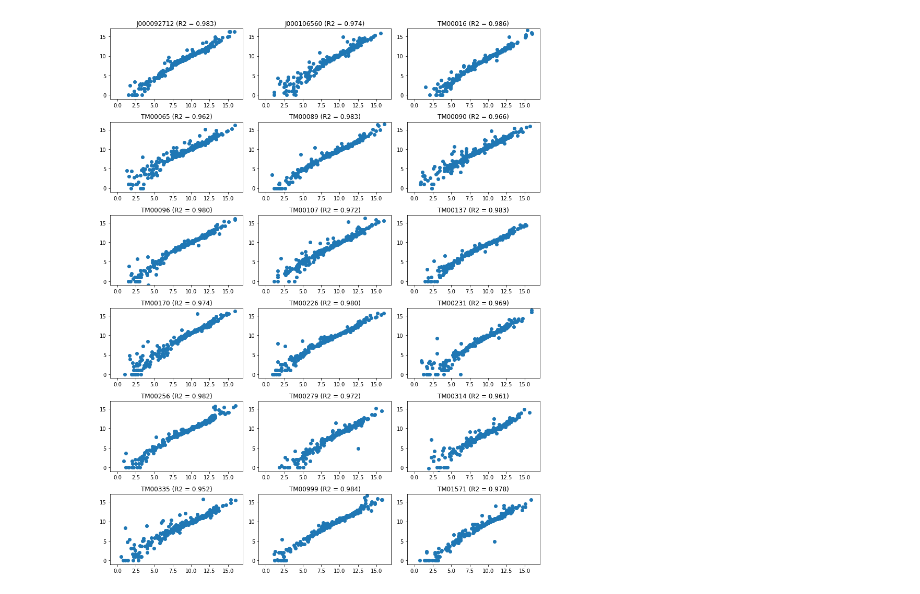
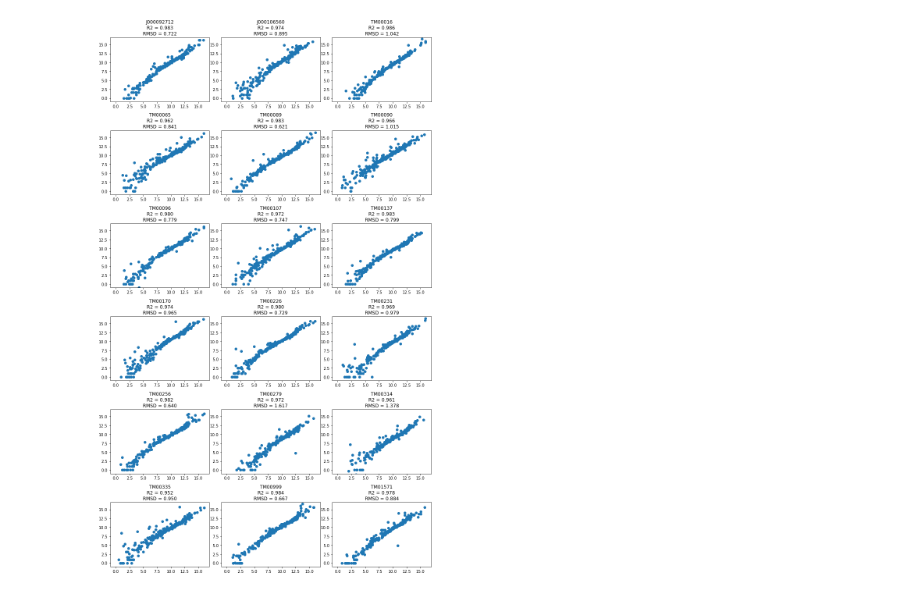
Before and after one commit to CERIT-SC/EurOPDX-Galaxy, a Jupyter notebook: workflow_evaluation/jax-rnaseq/jax-rnaseq.ipynb, the cells around one changed output. Cells and saved outputs as stored; diff of their text form; code cells hidden in the pictures.

Commit message:
+rmsd with R2

```diff
--- a/workflow_evaluation/jax-rnaseq/jax-rnaseq.ipynb
+++ b/workflow_evaluation/jax-rnaseq/jax-rnaseq.ipynb
@@ -74,28 +74,31 @@ galaxy_expr = np.log2(galaxy_expr)
 # neither JAX data are normalized
 # galaxy_expr = galaxy_expr.div(galaxy_expr.quantile(q=.75,axis=0),axis=1)
 # %%
-# show everything in scatterplots and compute correlations
-fig = plt.figure(figsize=(12,15))
+# show everything in scatterplots and compute elementary statistics
+fig = plt.figure(figsize=(12,20))
 axes = fig.subplots(6,3)
 lim = [-1,17]
-cr = {}
+stat = pd.DataFrame({'sample': samples, 'R2' : [None]*len(samples), 'rmsd' : [None]*len(samples)}).set_index('sample')
+
 i=0
 for r in axes:
     for p in r:
         sample=samples[i]
         c = pd.concat([jax_expr[sample],galaxy_expr[sample]],axis=1)
         c.columns = ['jax','galaxy']
-        c[c == np.inf] = None
+        c[c == -np.inf] = None
         p.scatter(c['jax'],c['galaxy'])
-        cr[sample] = c.corr()['jax']['galaxy']
-        p.set_title(f"{sample} (R2 = {cr[sample]:.3f})")
+        stat.R2[sample] = c.corr()['jax']['galaxy']
+        stat.rmsd[sample] = np.sqrt(((c.jax - c.galaxy) ** 2).mean())
+
+        p.set_title(f"{sample}\nR2 = {stat.R2[sample]:.3f}\nRMSD = {stat.rmsd[sample]:.3f}")
         p.set_xlim(lim)
         p.set_ylim(lim)
         i += 1
 
 fig.tight_layout()
 fig.savefig('scatter.pdf')
 fig.show()
 # %% [output]
-[figure, old version]
+[figure, new version]
 # %%
```
Also changed, not shown: parts of 1 cell of this notebook.
